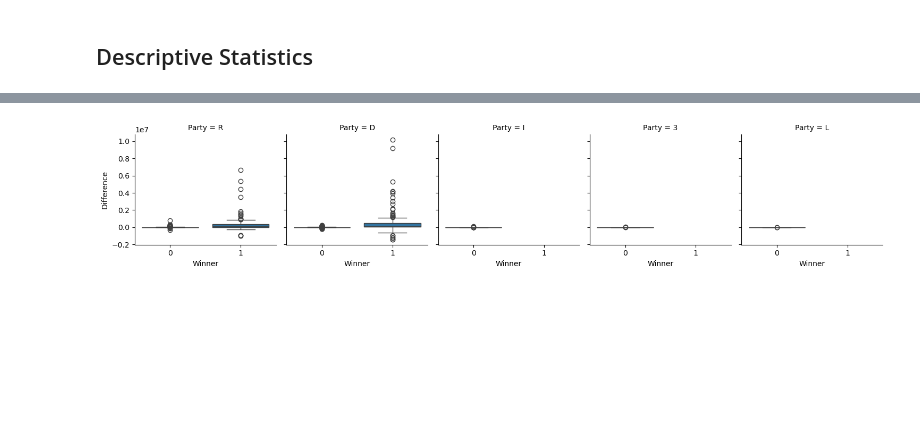
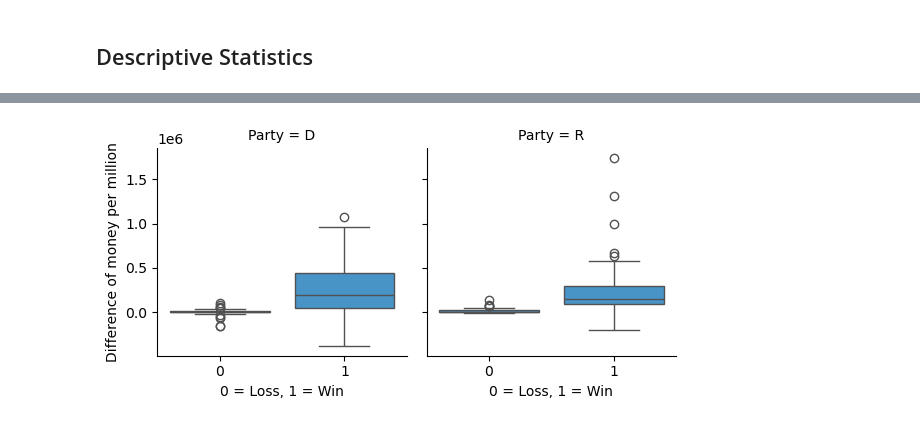
Before and after one commit to nss-data-science-cohort-8/open-secrets-skittles, a Jupyter notebook: notebooks/Analysis_skittles_election_project_clj.ipynb, the cells around one changed output, grey strips where cells are left out. Cells and saved outputs as stored; diff of their text form; code cells hidden in the pictures; blank space fills up the shorter version.

Commit message:
Finished analysis and charts, just need to turn into functions then pyfiles.

```diff
--- a/notebooks/Analysis_skittles_election_project_clj.ipynb
+++ b/notebooks/Analysis_skittles_election_project_clj.ipynb
@@ -70,7 +69,9 @@ pd.crosstab(
 # %%
-g = sns.FacetGrid(df, col='Party')
+g = sns.FacetGrid(incumb_df_filter, col='Party')
 g.map(sns.boxplot, 'Winner', 'Difference')
+g.set_axis_labels("0 = Loss, 1 = Win", "Difference of money per million")
 plt.show()
+g.savefig('../images/diff_facet.png', dpi=150)
 # %% [output]
-[figure, old version]
+[figure, new version]
 # %%
```
Also changed, not shown: parts of 21 cells of this notebook.
